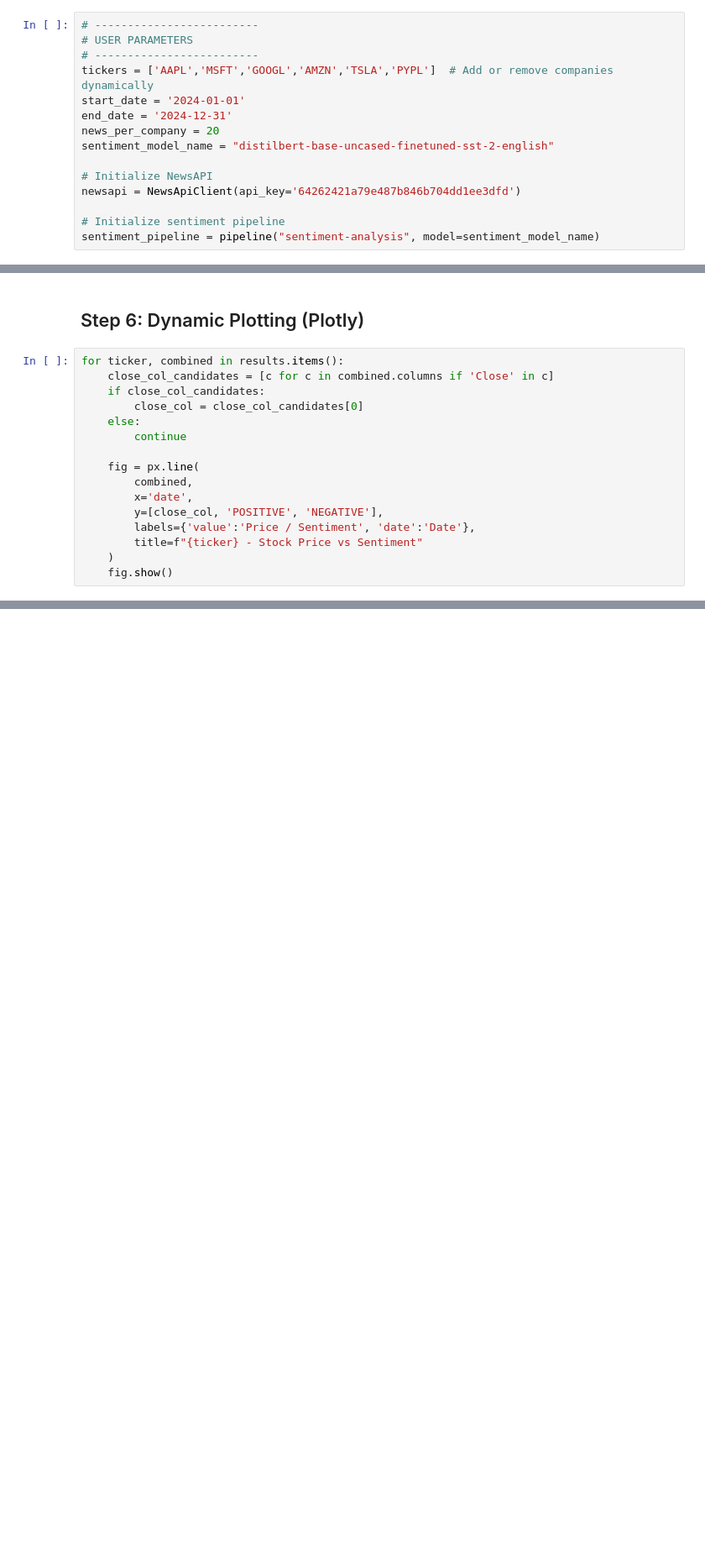
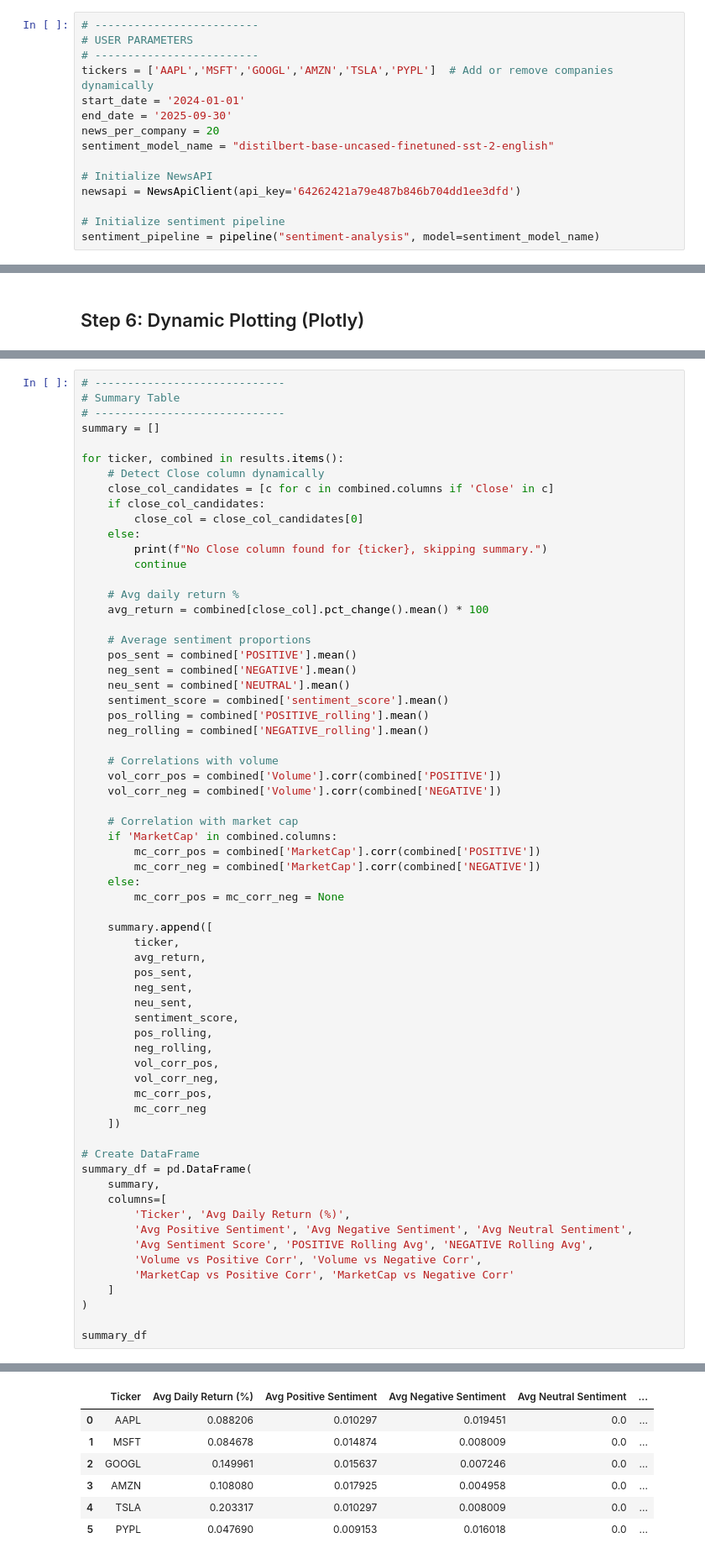
Before and after one commit to ramindersinghusd/aai-520-in3-project, a Jupyter notebook: StockSentimentAgent_MultiStock_Member1.ipynb, the cells around one changed output, grey strips where cells are left out. Shown at 84% size. Saved outputs shown, nothing was run; the diff lists cells and outputs as text; blank space fills up the shorter version.

```diff
--- a/StockSentimentAgent_MultiStock_Member1.ipynb
+++ b/StockSentimentAgent_MultiStock_Member1.ipynb
@@ -36,7 +36,7 @@ import plotly.express as px
 # -------------------------
 tickers = ['AAPL','MSFT','GOOGL','AMZN','TSLA','PYPL']  # Add or remove companies dynamically
 start_date = '2024-01-01'
-end_date = '2024-12-31'
+end_date = '2025-09-30'
 news_per_company = 20
 sentiment_model_name = "distilbert-base-uncased-finetuned-sst-2-english"
 
@@ -226,18 +256,2 @@ Downcasting object dtype arrays on .fillna, .ffill, .bfill is deprecated and wil
 # %% [markdown]
 ## Step 6: Dynamic Plotting (Plotly)
-# %%
-for ticker, combined in results.items():
-    close_col_candidates = [c for c in combined.columns if 'Close' in c]
-    if close_col_candidates:
-        close_col = close_col_candidates[0]
-    else:
-        continue
-
-    fig = px.line(
-        combined,
-        x='date',
-        y=[close_col, 'POSITIVE', 'NEGATIVE'],
-        labels={'value':'Price / Sentiment', 'date':'Date'},
-        title=f"{ticker} - Stock Price vs Sentiment"
-    )
-    fig.show()
@@ -290,0 +330,66 @@ KeyError: 'Close'
+# %%
+# -----------------------------
+# Summary Table
+# -----------------------------
+summary = []
+
+for ticker, combined in results.items():
+    # Detect Close column dynamically
+    close_col_candidates = [c for c in combined.columns if 'Close' in c]
+    if close_col_candidates:
+        close_col = close_col_candidates[0]
+    else:
+        print(f"No Close column found for {ticker}, skipping summary.")
+        continue
+
+    # Avg daily return %
+    avg_return = combined[close_col].pct_change().mean() * 100
+
+    # Average sentiment proportions
+    pos_sent = combined['POSITIVE'].mean()
+    neg_sent = combined['NEGATIVE'].mean()
+    neu_sent = combined['NEUTRAL'].mean()
+    sentiment_score = combined['sentiment_score'].mean()
+    pos_rolling = combined['POSITIVE_rolling'].mean()
+    neg_rolling = combined['NEGATIVE_rolling'].mean()
+
+    # Correlations with volume
+    vol_corr_pos = combined['Volume'].corr(combined['POSITIVE'])
+    vol_corr_neg = combined['Volume'].corr(combined['NEGATIVE'])
+
+    # Correlation with market cap
+    if 'MarketCap' in combined.columns:
+        mc_corr_pos = combined['MarketCap'].corr(combined['POSITIVE'])
+        mc_corr_neg = combined['MarketCap'].corr(combined['NEGATIVE'])
+    else:
+        mc_corr_pos = mc_corr_neg = None
+
+    summary.append([
+        ticker,
+        avg_return,
+        pos_sent,
+        neg_sent,
+        neu_sent,
+        sentiment_score,
+        pos_rolling,
+        neg_rolling,
+        vol_corr_pos,
+        vol_corr_neg,
+        mc_corr_pos,
+        mc_corr_neg
+    ])
+
+# Create DataFrame
+summary_df = pd.DataFrame(
+    summary,
+    columns=[
+        'Ticker', 'Avg Daily Return (%)',
+        'Avg Positive Sentiment', 'Avg Negative Sentiment', 'Avg Neutral Sentiment',
+        'Avg Sentiment Score', 'POSITIVE Rolling Avg', 'NEGATIVE Rolling Avg',
+        'Volume vs Positive Corr', 'Volume vs Negative Corr',
+        'MarketCap vs Positive Corr', 'MarketCap vs Negative Corr'
+    ]
+)
+
+summary_df
+# %% [output]
@@ -291,3 +400,10 @@ KeyError: 'Close'
+|  | Ticker | Avg Daily Return (%) | Avg Positive Sentiment | Avg Negative Sentiment | Avg Neutral Sentiment | ... |
+| 0 | AAPL | 0.088206 | 0.010297 | 0.019451 | 0.0 | ... |
+| 1 | MSFT | 0.084678 | 0.014874 | 0.008009 | 0.0 | ... |
+| 2 | GOOGL | 0.149961 | 0.015637 | 0.007246 | 0.0 | ... |
+| 3 | AMZN | 0.108080 | 0.017925 | 0.004958 | 0.0 | ... |
+| 4 | TSLA | 0.203317 | 0.010297 | 0.008009 | 0.0 | ... |
+| 5 | PYPL | 0.047690 | 0.009153 | 0.016018 | 0.0 | ... |
 # %% [markdown]
 ## Next Steps for Team Integration
 - Member 2 can add Technical Analysis Agent (RSI, MACD, etc.)
```
Also changed, not shown: parts of 10 cells of this notebook.
